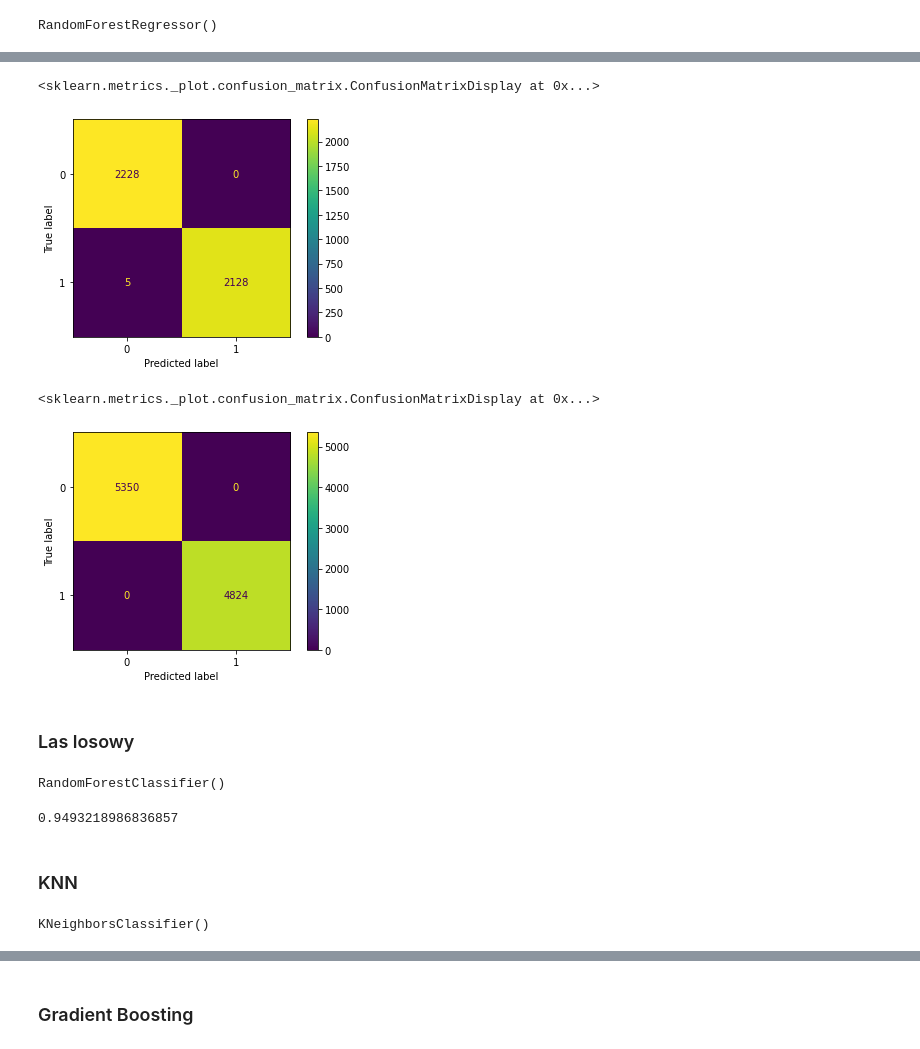
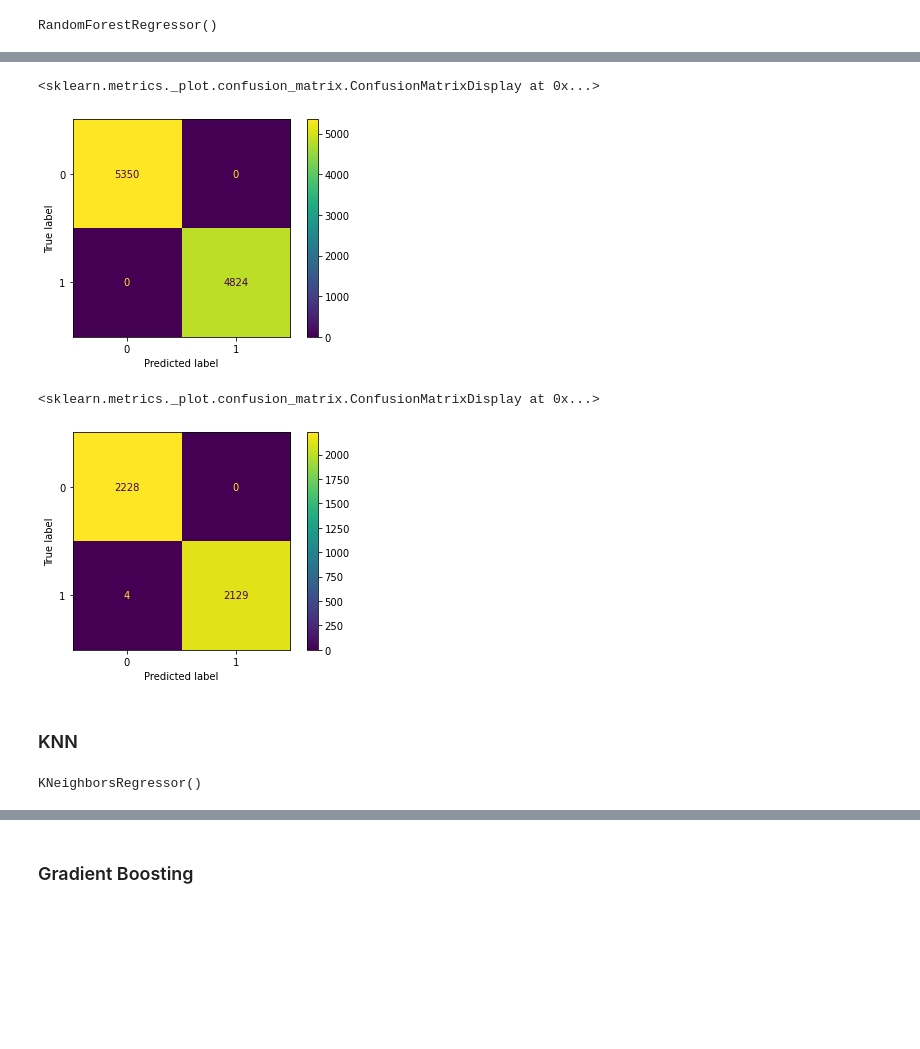
Before and after one commit to lukasz-staniszewski/purchase-in-session-analysis, a Jupyter notebook: notebooks/model_selection/model_selection.ipynb, the cells around one changed output, grey strips where cells are left out. Drawn from its saved outputs; the diff is of its cells as text; code cells hidden in the pictures; blank space fills up the shorter version.

```diff
--- a/notebooks/model_selection/model_selection.ipynb
+++ b/notebooks/model_selection/model_selection.ipynb
@@ -56,0 +59,3 @@ array([1, 1, 1, ..., 1, 1, 0])
+# %%
+linear_reg = LinearRegression()
+linear_reg.fit(X_train, y_train)
@@ -67,2 +81,3 @@ rand_forest_reg_scores.mean()
 # %%
-predictions_train = random_forest_reg.predict(np.array(X_train,dtype=np.float64)) > 0.5
+predictions_train_random_forest_reg = random_forest_reg.predict(np.array(X_train,dtype=np.float64)) > 0.5
+predictions_test_random_forest_reg = random_forest_reg.predict(np.array(X_test,dtype=np.float64)) > 0.5
@@ -74,30 +84,21 @@ cm_train = ConfusionMatrixDisplay(confusion_matrix(y_train, predictions_train))
+# %%
+cm_train_random_forest_reg = ConfusionMatrixDisplay(confusion_matrix(y_train, predictions_train_random_forest_reg))
+cm_test_random_forest_reg = ConfusionMatrixDisplay(confusion_matrix(y_test, predictions_test_random_forest_reg))
 # %%
-cm_test.plot()
+cm_train_random_forest_reg.plot()
 # %% [output]
 <sklearn.metrics._plot.confusion_matrix.ConfusionMatrixDisplay at 0x...>
-[figure, old version]
+[figure, new version]
 # %%
-cm_train.plot()
+cm_test_random_forest_reg.plot()
 # %% [output]
 <sklearn.metrics._plot.confusion_matrix.ConfusionMatrixDisplay at 0x...>
-[figure, old version]
+[figure, new version]
-# %% [markdown]
-### Las losowy
-# %%
-random_forest = RandomForestClassifier()
-random_forest.fit(X_train, y_train)
-# %% [output]
-RandomForestClassifier()
-# %%
-rand_forest_scores = cross_val_score(random_forest, X_test, y_test, cv=10, scoring="accuracy")
-rand_forest_scores.mean()
-# %% [output]
-0.9493218986836857
 # %% [markdown]
 ### KNN
 # %%
-knn = KNeighborsClassifier()
+knn = KNeighborsRegressor()
 knn.fit(X_train, y_train)
 # %% [output]
-KNeighborsClassifier()
+KNeighborsRegressor()
 # %%
```
Also changed, not shown: parts of 30 cells of this notebook, 3 other files.
